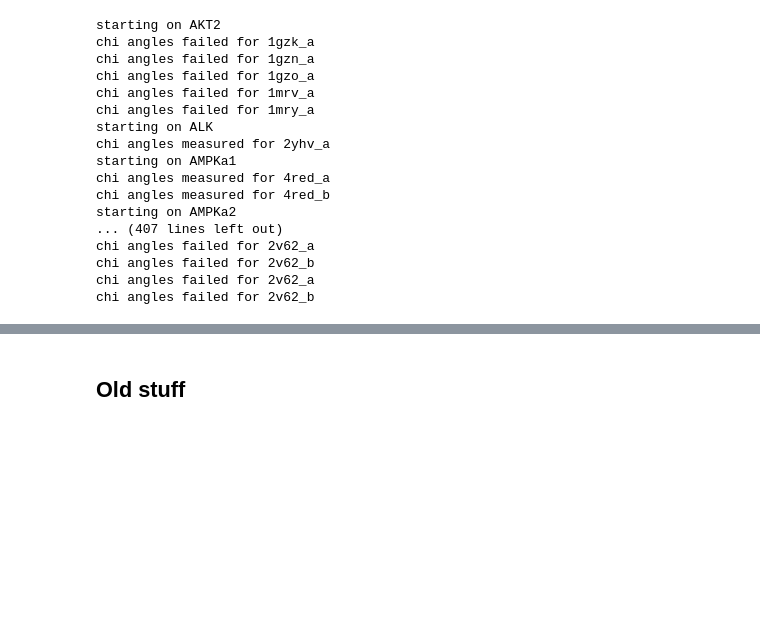
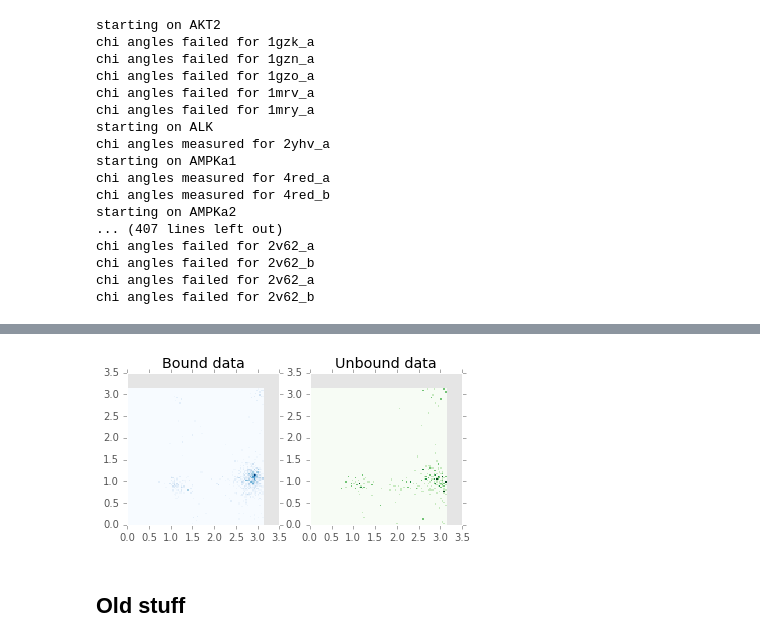
Before and after one commit to cardboard-king/KinStruct, a Jupyter notebook: scripting.ipynb, the cells around one changed output, grey strips where cells are left out. Cells and saved outputs as stored; diff of their text form; code cells hidden in the pictures; blank space fills up the shorter version.

```diff
--- a/scripting.ipynb
+++ b/scripting.ipynb
@@ -214,3 +221,27 @@ dataUnbound.to_csv("/Users/matthias/Documents/hibit.in/development/KinStruct/dat
+# %%
+
+xedges = np.linspace(0,np.pi,100)
+yedges = np.linspace(0,np.pi,100)
+X, Y = np.meshgrid(xedges, yedges)
+cmap1 = plt.get_cmap('Blues')
+cmap2 = plt.get_cmap('Greens')
+
+H1, xedges1, yedges1 = np.histogram2d(dataBound["chi1"].values,dataBound["chi2"].values,
+                                      bins=(xedges,yedges))
+H2, xedges2, yedges2 = np.histogram2d(dataUnbound["chi1"].values,dataUnbound["chi2"].values,
+                                      bins=(xedges,yedges))
+
+fig = plt.figure()
+ax1 = fig.add_subplot(121)
+ax1.set_title("Bound data")
+ax1.pcolormesh(X,Y,H1,cmap=cmap1)
+ax1.set_aspect('equal')
+ax2 = fig.add_subplot(122)
+ax2.set_title("Unbound data")
+ax2.pcolormesh(X,Y,H2,cmap=cmap2)
+ax2.set_aspect('equal')
+# %% [output]
+[figure, added]
 # %% [markdown]
 
 ## Old stuff
```
Also changed, not shown: parts of 5 cells of this notebook.
